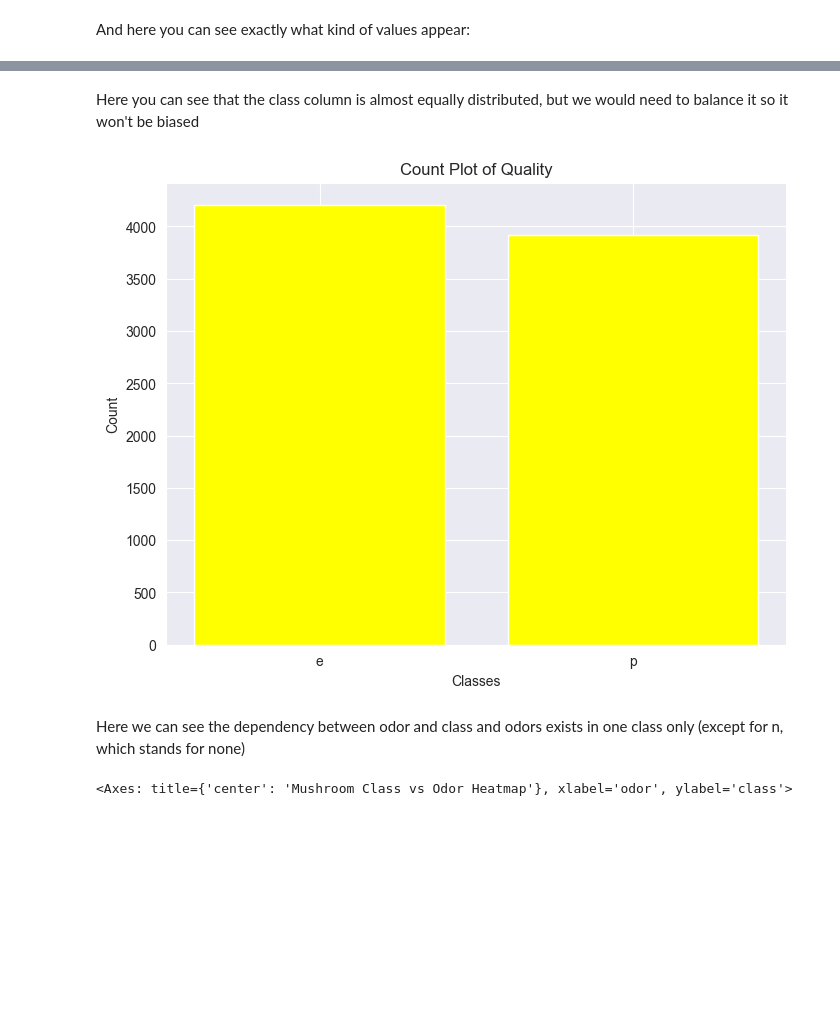
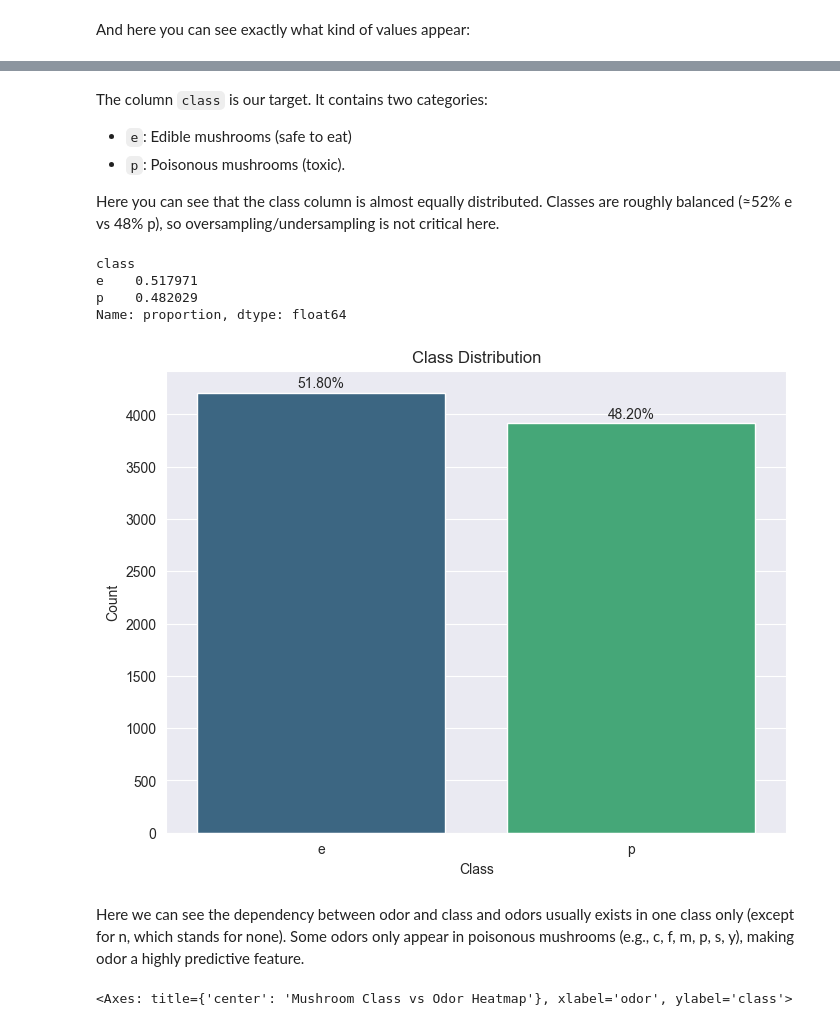
Before and after one commit to lizakolosova/machine-learning-lifecycle, a Jupyter notebook: lifecycleproject/data-understanding.ipynb, the cells around one changed output, grey strips where cells are left out. Drawn from its saved outputs; the diff is of its cells as text; code cells hidden in the pictures; blank space fills up the shorter version.

```diff
--- a/lifecycleproject/data-understanding.ipynb
+++ b/lifecycleproject/data-understanding.ipynb
@@ -109,18 +186,30 @@ habitat: 7 unique values
 # %% [markdown]
-Here you can see that the class column is almost equally distributed, but we would need to balance it so it won't be biased
+The column `class` is our target.
+It contains two categories:
+- `e`: Edible mushrooms (safe to eat)
+- `p`: Poisonous mushrooms (toxic).
+
+Here you can see that the class column is almost equally distributed. Classes are roughly balanced (≈52% e vs 48% p), so oversampling/undersampling is not critical here.
 # %%
 class_counts = df_mushrooms['class'].value_counts()
+plt.figure(figsize=(8,6))
+sns.barplot(x=class_counts.index, y=class_counts.values, hue = class_counts.index, legend=False, palette='viridis')
+plt.title("Class Distribution")
+plt.ylabel("Count")
+plt.xlabel("Class")
 
-plt.figure(figsize=(8, 6))
-plt.bar(class_counts.index, class_counts, color='yellow')
-plt.title('Count Plot of Quality')
-plt.xlabel('Classes')
-plt.ylabel('Count')
+for i, count in enumerate(class_counts.values):
+    plt.text(i, count + 50, f"{count/class_counts.sum()*100:.2f}%", ha='center')
+print(df_mushrooms['class'].value_counts(normalize=True))
 plt.show()
 # %% [output]
+class
+e    0.517971
+p    0.482029
+Name: proportion, dtype: float64
-[figure, old version]
+[figure, new version]
 # %% [markdown]
-Here we can see the dependency between odor and class and odors exists in one class only (except for n, which stands for none)
+Here we can see the dependency between odor and class and odors usually exists in one class only (except for n, which stands for none). Some odors only appear in poisonous mushrooms (e.g., c, f, m, p, s, y), making odor a highly predictive feature.
 # %%
 cross_tab_class = pd.crosstab(df_mushrooms["class"], df_mushrooms["odor"])
 plt.figure(figsize=(8, 6))
```
Also changed, not shown: parts of 24 cells of this notebook, 11 other files.
